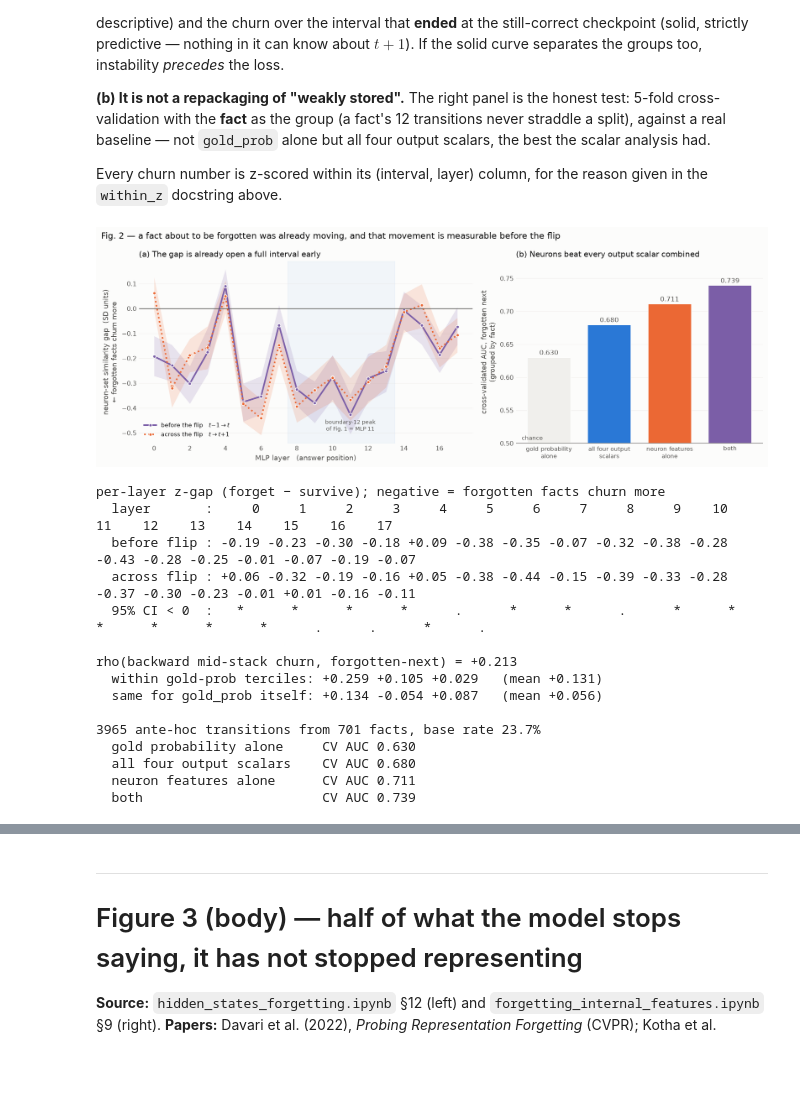
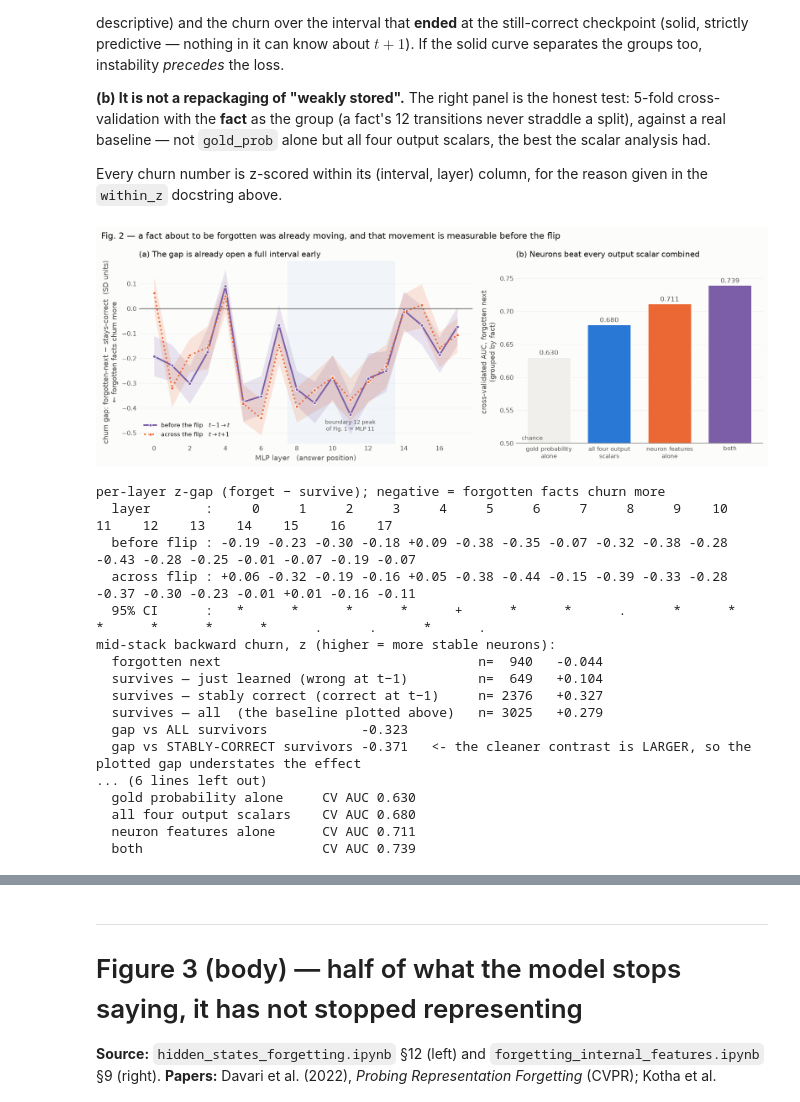
Before and after one commit to OvadiaOmer3/NLPFinalProject, a Jupyter notebook: paper_figures.ipynb, the cells around one changed output, grey strips where cells are left out. Saved outputs shown, nothing was run; the diff lists cells and outputs as text; code cells hidden in the pictures; blank space fills up the shorter version.

Commit message:
fix paper figures norebook

```diff
--- a/paper_figures.ipynb
+++ b/paper_figures.ipynb
@@ -463,7 +463,7 @@ ax1.annotate("boundary-12 peak\nof Fig. 1 = MLP 11", (11, -0.44), fontsize=8, co
              ha="center", xytext=(0, -18), textcoords="offset points")
 ax1.set_xticks(range(0, n_mlp, 2))
 ax1.set_xlabel("MLP layer   (answer position)")
-ax1.set_ylabel("neuron-set similarity gap  (SD units)\n← forgotten facts churn more")
+ax1.set_ylabel("churn gap: forgotten-next − stays-correct  (SD units)\n← forgotten facts churn more")
 ax1.set_title("(a) The gap is already open a full interval early", loc="left")
 ax1.legend(loc="lower left", fontsize=8.5)
 
@@ -478,46 +478,70 @@ ax2.set_ylim(0.5, max(aucs) * 1.05)
 ax2.set_ylabel("cross-validated AUC, forgotten next\n(grouped by fact)")
 ax2.set_title("(b) Neurons beat every output scalar combined", loc="left")
 
 for ax in (ax1, ax2):
     clean(ax)
 fig.suptitle("Fig. 2 — a fact about to be forgotten was already moving, and that movement is "
              "measurable before the flip", x=0.01, ha="left", fontsize=12)
 fig.tight_layout(); plt.show()
 
 g_b, lo_b2, hi_b2 = churn_gap(ZA_COS, AF, AT, AFG, lag_back=1, n_boot=200)
 g_c, _, _ = churn_gap(ZA_COS, XF, XT, XFG, lag_back=0, n_boot=200)
 print("per-layer z-gap (forget − survive); negative = forgotten facts churn more")
 print("  layer       :", " ".join(f"{i:5d}" for i in xlayer))
 print("  before flip :", " ".join(f"{v:+5.2f}" for v in g_b))
 print("  across flip :", " ".join(f"{v:+5.2f}" for v in g_c))
-print("  95% CI < 0  :", "  ".join("  *  " if h < 0 else "  .  " for h in hi_b2))
+# "*" = the whole CI is below 0 (forgotten churn more); "+" = the whole CI is ABOVE 0
+# (survivors churn more -- layer 4 is the one place in the stack where that happens);
+# "." = the CI spans 0.
+print("  95% CI      :", "  ".join("  *  " if h < 0 else ("  +  " if l > 0 else "  .  ")
+                                   for l, h in zip(lo_b2, hi_b2)))
 
 bwd = np.nanmean(ZA_COS[AF, AT - 1][:, MID], 1)
+
+# Is the comparison group the right one?  Both groups are correct at t by construction, so
+# "survives" already means "correct at t AND correct at t+1".  But over the *backward* window
+# it silently mixes two kinds of survivor: facts that were already correct at t-1, and facts
+# that were WRONG at t-1 and had just been learned -- and learning moves neurons too.  Splitting
+# them shows the baseline is diluted, so the headline gap is conservative.
+_was = correct[AF, AT - 1]
+_grp = [("forgotten next", AFG),
+        ("survives — just learned (wrong at t−1)", (~AFG) & ~_was),
+        ("survives — stably correct (correct at t−1)", (~AFG) & _was),
+        ("survives — all  (the baseline plotted above)", ~AFG)]
+print("mid-stack backward churn, z (higher = more stable neurons):")
+for nm, m in _grp:
+    print(f"  {nm:46s} n={m.sum():5d}   {np.nanmean(bwd[m]):+.3f}")
+print(f"  gap vs ALL survivors            {np.nanmean(bwd[AFG]) - np.nanmean(bwd[~AFG]):+.3f}")
+print(f"  gap vs STABLY-CORRECT survivors {np.nanmean(bwd[AFG]) - np.nanmean(bwd[(~AFG) & _was]):+.3f}"
+      f"   <- the cleaner contrast is LARGER, so the plotted gap understates the effect")
+
 gpA = P["gold_prob"].to_numpy()[AF, AT]
 gt = pd.qcut(gpA, 3, labels=False, duplicates="drop")
 _w = [spearmanr(-bwd[gt == g], AFG[gt == g])[0] for g in range(3)]
 _gw = [spearmanr(-gpA[gt == g], AFG[gt == g])[0] for g in range(3)]
 print(f"\nrho(backward mid-stack churn, forgotten-next) = {spearmanr(-bwd, AFG)[0]:+.3f}")
 print(f"  within gold-prob terciles: " + " ".join(f"{v:+.3f}" for v in _w) +
       f"   (mean {np.mean(_w):+.3f})")
 print(f"  same for gold_prob itself: " + " ".join(f"{v:+.3f}" for v in _gw) +
       f"   (mean {np.mean(_gw):+.3f})")
 print(f"\n{AFG.size} ante-hoc transitions from {len(np.unique(AF))} facts, base rate {AFG.mean():.1%}")
 for (nm, _, _), v in zip(BLOCKS, aucs):
     print(f"  {nm.replace(chr(10), ' '):26s} CV AUC {v:.3f}")
 # %% [output]
-[figure, old version]
+[figure, new version]
 per-layer z-gap (forget − survive); negative = forgotten facts churn more
   layer       :     0     1     2     3     4     5     6     7     8     9    10    11    12    13    14    15    16    17
   before flip : -0.19 -0.23 -0.30 -0.18 +0.09 -0.38 -0.35 -0.07 -0.32 -0.38 -0.28 -0.43 -0.28 -0.25 -0.01 -0.07 -0.19 -0.07
   across flip : +0.06 -0.32 -0.19 -0.16 +0.05 -0.38 -0.44 -0.15 -0.39 -0.33 -0.28 -0.37 -0.30 -0.23 -0.01 +0.01 -0.16 -0.11
-  95% CI < 0  :   *      *      *      *      .      *      *      .      *      *      *      *      *      *      .      .      *      .
-
-rho(backward mid-stack churn, forgotten-next) = +0.213
-  within gold-prob terciles: +0.259 +0.105 +0.029   (mean +0.131)
-  same for gold_prob itself: +0.134 -0.054 +0.087   (mean +0.056)
-
-3965 ante-hoc transitions from 701 facts, base rate 23.7%
+  95% CI      :   *      *      *      *      +      *      *      .      *      *      *      *      *      *      .      .      *      .
+mid-stack backward churn, z (higher = more stable neurons):
+  forgotten next                                 n=  940   -0.044
+  survives — just learned (wrong at t−1)         n=  649   +0.104
+  survives — stably correct (correct at t−1)     n= 2376   +0.327
+  survives — all  (the baseline plotted above)   n= 3025   +0.279
+  gap vs ALL survivors            -0.323
+  gap vs STABLY-CORRECT survivors -0.371   <- the cleaner contrast is LARGER, so the plotted gap understates the effect
+... (6 lines left out)
   gold probability alone     CV AUC 0.630
   all four output scalars    CV AUC 0.680
   neuron features alone      CV AUC 0.711
```
Also changed, not shown: parts of 4 cells of this notebook.
